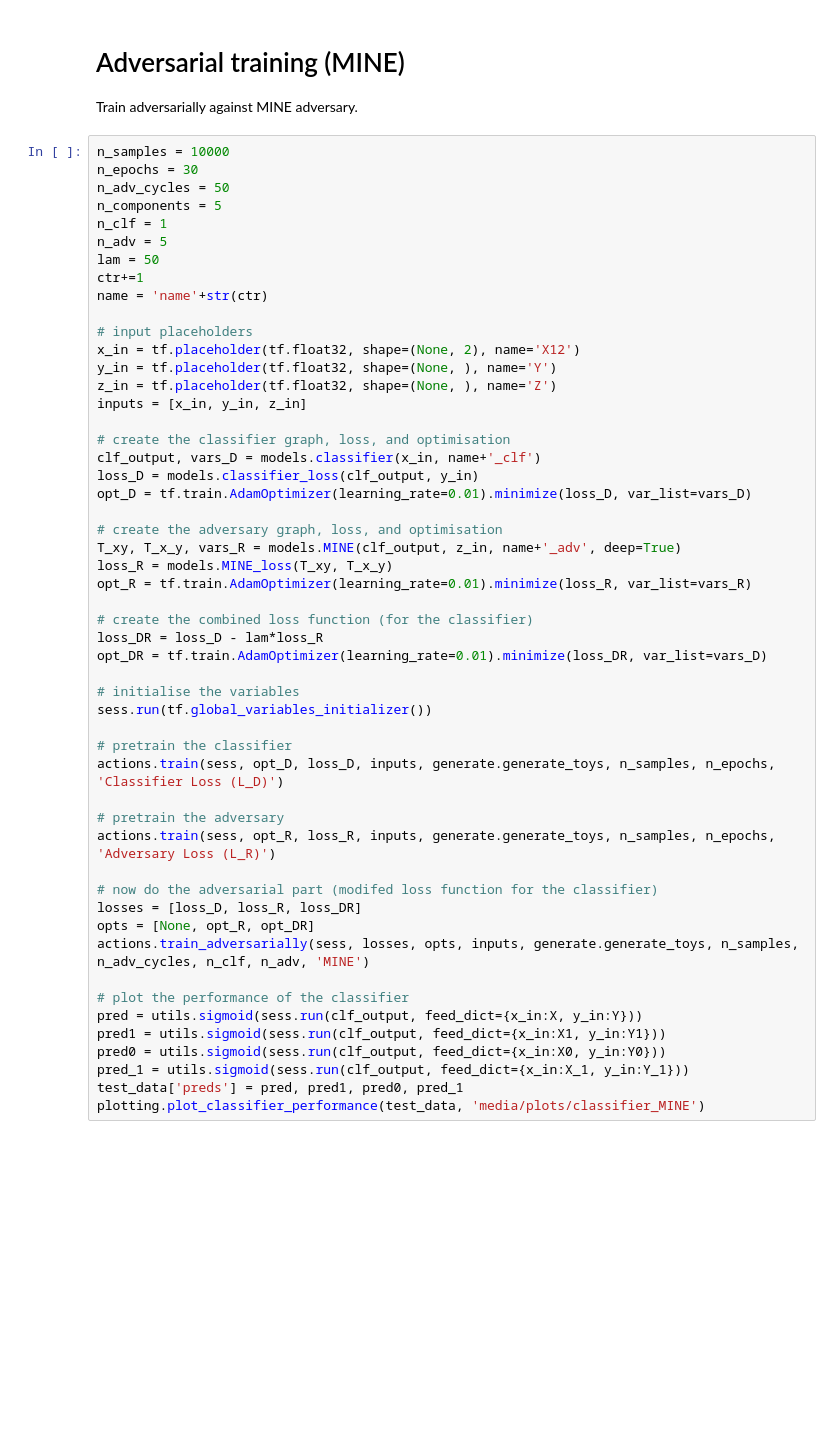
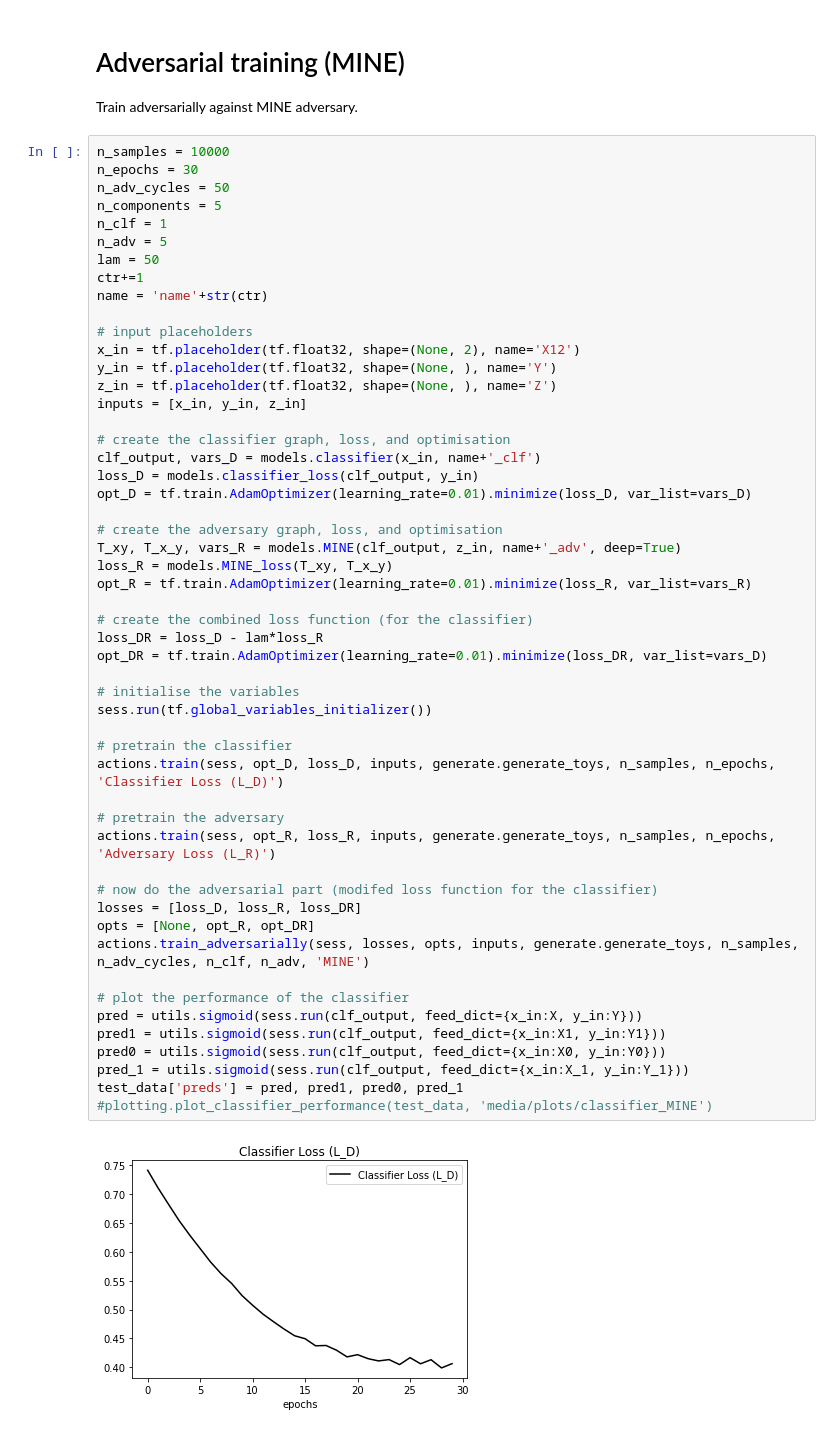
Before and after one commit to mzgubic/FairML, a Jupyter notebook: notebooks/LearningToPivotToy.ipynb, the cells around one changed output. Cells and saved outputs as stored; diff of their text form; blank space fills up the shorter version.

```diff
--- a/notebooks/LearningToPivotToy.ipynb
+++ b/notebooks/LearningToPivotToy.ipynb
@@ -154,31 +170,33 @@ opt_D = tf.train.AdamOptimizer(learning_rate=0.01).minimize(loss_D, var_list=var
 
 # create the adversary graph, loss, and optimisation
 T_xy, T_x_y, vars_R = models.MINE(clf_output, z_in, name+'_adv', deep=True)
 loss_R = models.MINE_loss(T_xy, T_x_y)
 opt_R = tf.train.AdamOptimizer(learning_rate=0.01).minimize(loss_R, var_list=vars_R)
 
 # create the combined loss function (for the classifier)
 loss_DR = loss_D - lam*loss_R
 opt_DR = tf.train.AdamOptimizer(learning_rate=0.01).minimize(loss_DR, var_list=vars_D)
 
 # initialise the variables
 sess.run(tf.global_variables_initializer())
 
 # pretrain the classifier
 actions.train(sess, opt_D, loss_D, inputs, generate.generate_toys, n_samples, n_epochs, 'Classifier Loss (L_D)')
 
 # pretrain the adversary
 actions.train(sess, opt_R, loss_R, inputs, generate.generate_toys, n_samples, n_epochs, 'Adversary Loss (L_R)')
 
 # now do the adversarial part (modifed loss function for the classifier)
 losses = [loss_D, loss_R, loss_DR]
 opts = [None, opt_R, opt_DR]
 actions.train_adversarially(sess, losses, opts, inputs, generate.generate_toys, n_samples, n_adv_cycles, n_clf, n_adv, 'MINE')
 
 # plot the performance of the classifier
 pred = utils.sigmoid(sess.run(clf_output, feed_dict={x_in:X, y_in:Y}))
 pred1 = utils.sigmoid(sess.run(clf_output, feed_dict={x_in:X1, y_in:Y1}))
 pred0 = utils.sigmoid(sess.run(clf_output, feed_dict={x_in:X0, y_in:Y0}))
 pred_1 = utils.sigmoid(sess.run(clf_output, feed_dict={x_in:X_1, y_in:Y_1}))
 test_data['preds'] = pred, pred1, pred0, pred_1
-plotting.plot_classifier_performance(test_data, 'media/plots/classifier_MINE')
+#plotting.plot_classifier_performance(test_data, 'media/plots/classifier_MINE')
+# %% [output]
+[figure, added]
```
Also changed, not shown: parts of 4 cells of this notebook, 2 other files.
